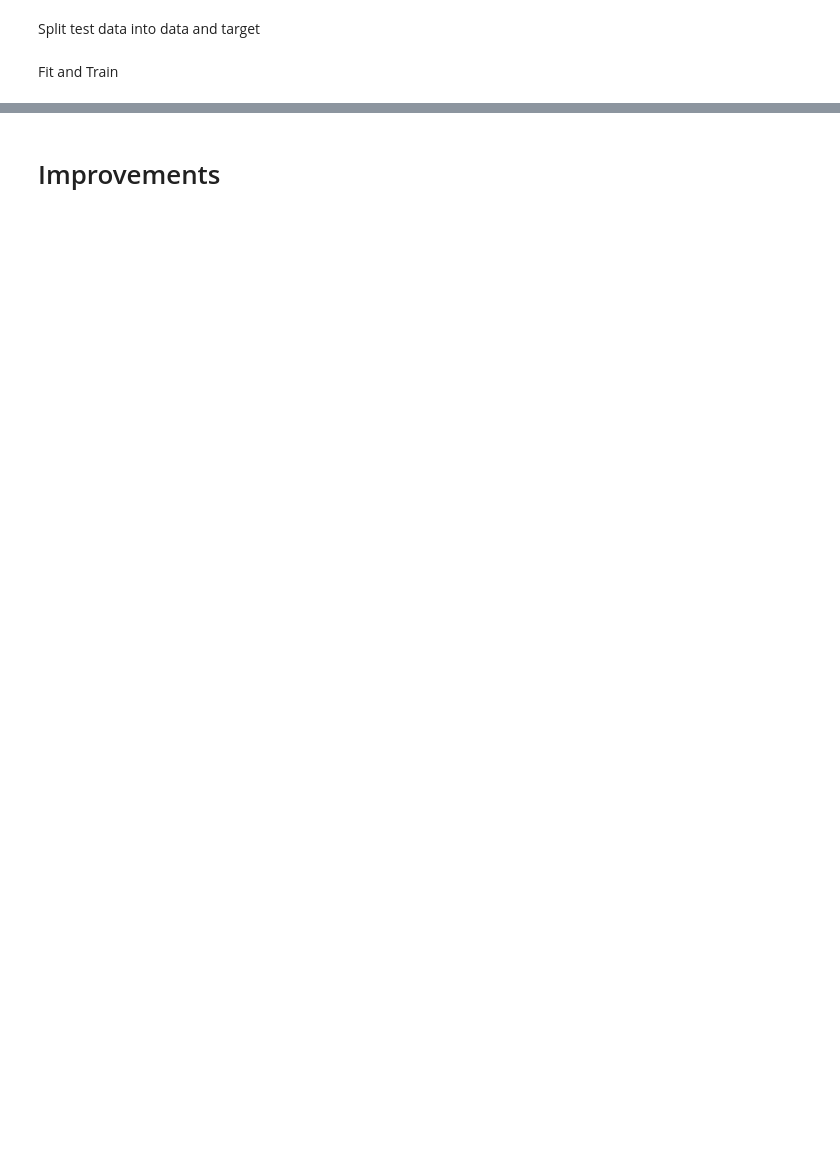
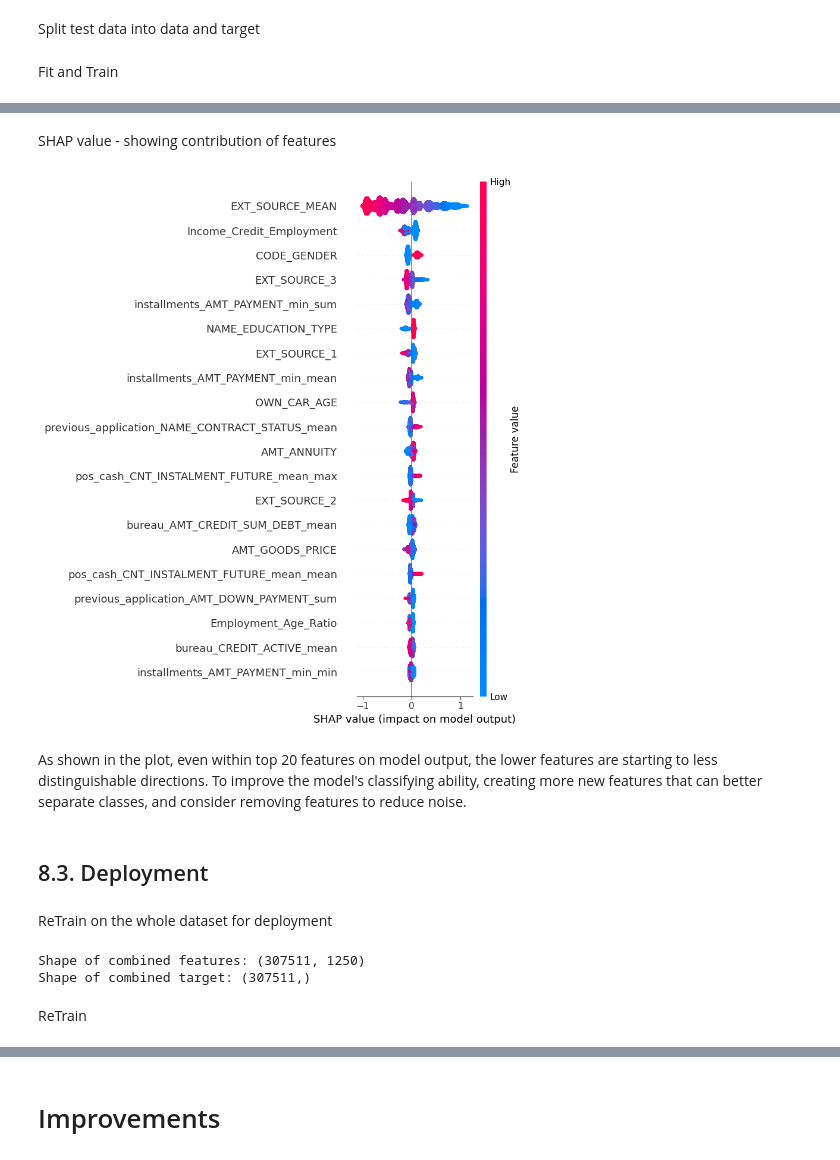
Before and after one commit to CelineChiLamNg/home_credit_default_prediction, a Jupyter notebook: notebooks/home_credit_4.ipynb, the cells around one changed output, grey strips where cells are left out. Cells and saved outputs as stored; diff of their text form; code cells hidden in the pictures; blank space fills up the shorter version.

```diff
--- a/notebooks/home_credit_4.ipynb
+++ b/notebooks/home_credit_4.ipynb
@@ -829,0 +808,11 @@ predictions = loaded_pipeline.predict(new_data)
+# %%
+X_train_processed = pd.DataFrame(preprocessor_encode.fit_transform(X_train),
+                                 columns=preprocessor_encode.get_feature_names_out())
+X_test_processed = pd.DataFrame(preprocessor_encode.transform(X_test), columns=preprocessor_encode.get_feature_names_out())
+
+fc = FeatureCreation2()
+X_train_processed = fc.fit_transform(X_train_processed)
+X_test_processed = fc.transform(X_test_processed)
+
+feature_names = X_train_processed.columns
+feature_importances = pd.Series(clf_xgb.feature_importances_, index=feature_names)
@@ -829,0 +824,30 @@ predictions = loaded_pipeline.predict(new_data)
+# %% [markdown]
+SHAP value - showing contribution of features
+# %%
+explainer = shap.TreeExplainer(clf_xgb)
+shap_values = explainer.shap_values(X_test_processed)
+shap.summary_plot(shap_values, X_test_processed)
+# %% [output]
+[figure, added]
+# %% [markdown]
+As shown in the plot, even within top 20 features on model output, the lower
+ features are starting to less distinguishable directions. To improve the
+ model's classifying ability, creating more new features that can better
+ separate classes, and consider removing features to reduce noise.
+# %% [markdown]
+## 8.3. Deployment
+# %% [markdown]
+ReTrain on the whole dataset for deployment
+# %%
+X_combined = pd.concat([X_train, X_test], axis=0).reset_index(drop=True)
+
+# Combine target labels
+y_combined = pd.concat([y_train, y_test], axis=0).reset_index(drop=True)
+
+print(f"Shape of combined features: {X_combined.shape}")
+print(f"Shape of combined target: {y_combined.shape}")
+# %% [output]
+Shape of combined features: (307511, 1250)
+Shape of combined target: (307511,)
+# %% [markdown]
+ReTrain
```
Also changed, not shown: parts of 25 cells of this notebook, 3 other files.
